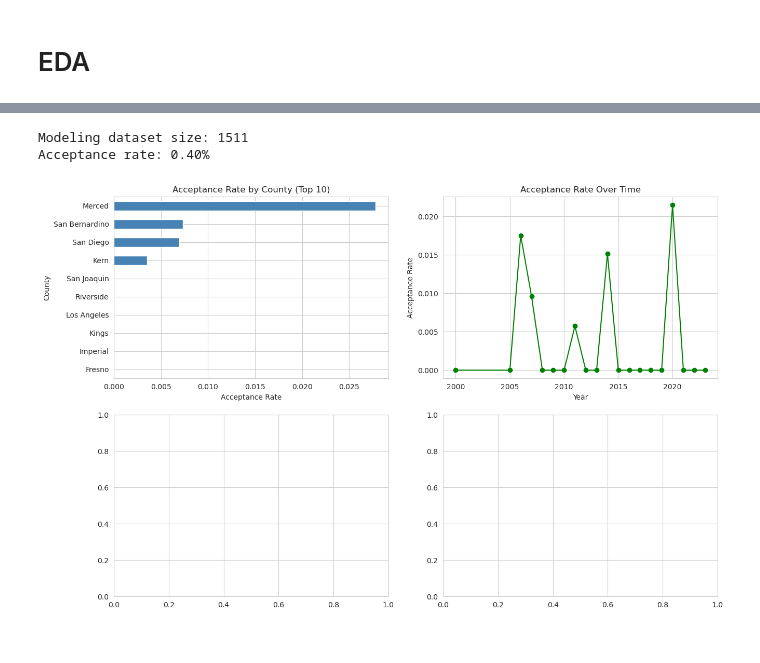
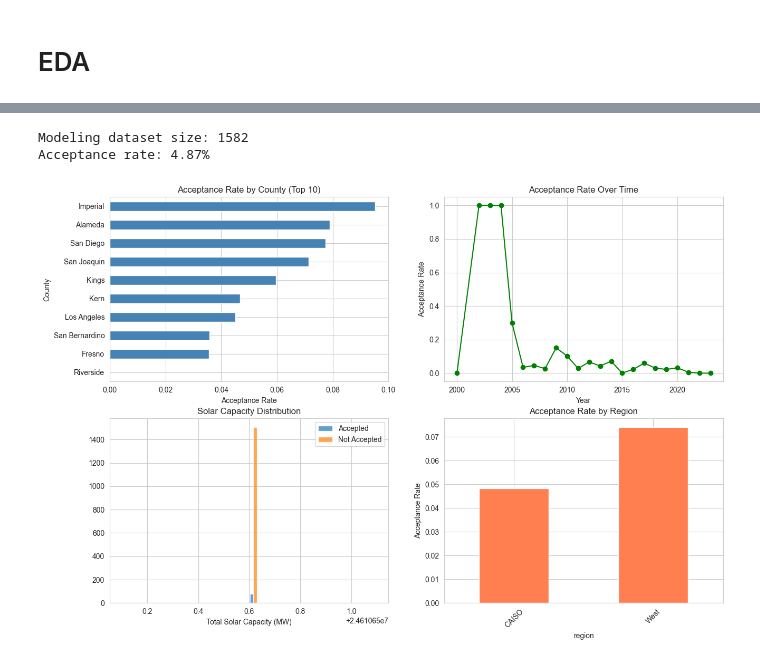
Before and after one commit to cloover7/interconnection-queue-predictions, a Jupyter notebook: fp_dataset.ipynb, the cells around one changed output, grey strips where cells are left out. Cells and saved outputs as stored; diff of their text form; code cells hidden in the pictures.

Commit message:
made graphs

```diff
--- a/fp_dataset.ipynb
+++ b/fp_dataset.ipynb
@@ -399,8 +443,8 @@ dtype: object
 # %%
 # Calculate total solar capacity
 solar_df['total_solar_cap'] = np.sum(
-    solar_df['Solar Photovoltaic_cap'] +
-    solar_df['Solar Thermal_cap']
+    solar_df['Solar Photovoltaic_GWh'] +
+    solar_df['Solar Thermal_GWh']
 )
 
 # Calculate total solar generation
@@ -445,9 +488,0 @@ solar_df
-# %%
-cols_to_convert = [
-    'Biomass_gen', 'Geothermal_gen', 'Small Hydro_gen',
-    'Solar Photovoltaic_gen', 'Solar Thermal_gen', 'Wind_gen', 'Total_gen',
-    'Biomass_cap', 'Geothermal_cap', 'Small Hydro_cap',
-    'Solar Photovoltaic_cap', 'Solar Thermal_cap', 'Wind_cap', 'Total_cap'
-]
-solar_df[cols_to_convert] = solar_df[cols_to_convert].astype('Int64')
-solar_df
@@ -505,3 +489,3 @@ solar_df
 # %%
-solar_df['load_utilization'] = solar_df['current_load'] / solar_df['load_capacity']
-solar_df['renewable_penetration'] = solar_df['total_renewable_gen'] / solar_df['current_load']
+solar_df['load_utilization'] = solar_df['Total_gen (GWh)'] / solar_df['Total_GWh']
+solar_df.columns
@@ -507,0 +504,4 @@ solar_df['renewable_penetration'] = solar_df['total_renewable_gen'] / solar_df['
+# %%
+solar_df = solar_df.drop(columns=['index', 'q_id', 'IA_status_raw', 'IA_status_clean', 'state', 'utility', 'entity', 'developer', 'cluster', 'service'])
+solar_df = solar_df[solar_df['days_to_decision'] <= 6000]
+solar_df #with less columns
@@ -508,29 +522,44 @@ solar_df['renewable_penetration'] = solar_df['total_renewable_gen'] / solar_df['
 # %%
-model_df = solar_df[solar_df['acceptance_status'].isin(['Accepted_Within_Year', 'Not_Accepted'])].copy()
-model_df['target'] = (model_df['acceptance_status'] == 'Accepted_Within_Year').astype(int)
+model_df = solar_df[solar_df['acceptance_status'].isin(['Accepted_Within_5Years', 'Not_Accepted'])].copy()
+model_df['target'] = (model_df['acceptance_status'] == 'Accepted_Within_5Years').astype(int)
 
 print(f"\nModeling dataset size: {len(model_df)}")
 print(f"Acceptance rate: {model_df['target'].mean():.2%}")
 
 # Visualizations
 fig, axes = plt.subplots(2, 2, figsize=(15, 10))
 
 # 1. Acceptance by County
 top_counties = model_df['County'].value_counts().head(10).index
 county_acceptance = model_df[model_df['County'].isin(top_counties)].groupby('County')['target'].mean().sort_values()
 county_acceptance.plot(kind='barh', ax=axes[0, 0], color='steelblue')
 axes[0, 0].set_title('Acceptance Rate by County (Top 10)')
 axes[0, 0].set_xlabel('Acceptance Rate')
 
 # 2. Acceptance by Year
 year_acceptance = model_df.groupby('q_year')['target'].agg(['mean', 'count'])
 axes[0, 1].plot(year_acceptance.index, year_acceptance['mean'], marker='o', color='green')
 axes[0, 1].set_title('Acceptance Rate Over Time')
 axes[0, 1].set_ylabel('Acceptance Rate')
 axes[0, 1].set_xlabel('Year')
 
+#3
+axes[1, 0].hist([model_df[model_df['target']==1]['total_solar_cap'].dropna(),
+                 model_df[model_df['target']==0]['total_solar_cap'].dropna()],
+                bins=30, label=['Accepted', 'Not Accepted'], alpha=0.7)
+axes[1, 0].set_title('Solar Capacity Distribution')
+axes[1, 0].set_xlabel('Total Solar Capacity (MW)')
+axes[1, 0].legend()
+
+# 4. Region Distribution
+region_acceptance = model_df.groupby('region')['target'].agg(['mean', 'count'])
+region_acceptance['mean'].plot(kind='bar', ax=axes[1, 1], color='coral')
+axes[1, 1].set_title('Acceptance Rate by Region')
+axes[1, 1].set_ylabel('Acceptance Rate')
+axes[1, 1].tick_params(axis='x', rotation=45)
+
 plt.show()
 # %% [output]
-Modeling dataset size: 1511
-Acceptance rate: 0.40%
+Modeling dataset size: 1582
+Acceptance rate: 4.87%
-[figure, old version]
+[figure, new version]
```
Also changed, not shown: parts of 22 cells of this notebook.
